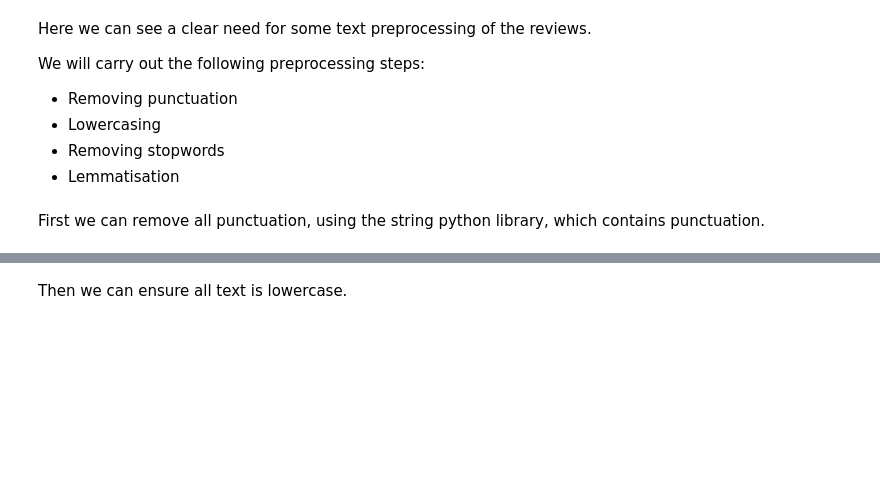
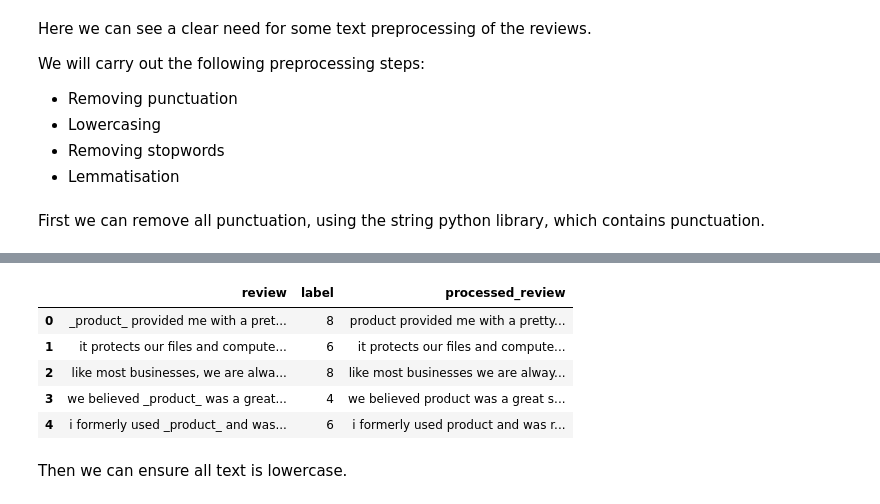
Before and after one commit to SeldonIO/deploy-workshops, a Jupyter notebook: nlp-ratings/nlp-ratings.ipynb, the cells around one changed output, grey strips where cells are left out. Drawn from its saved outputs; the diff is of its cells as text; code cells hidden in the pictures; blank space fills up the shorter version.

```diff
--- a/nlp-ratings/nlp-ratings.ipynb
+++ b/nlp-ratings/nlp-ratings.ipynb
@@ -123,11 +174,20 @@ string.punctuation
+# %%
+df_proc = df.copy()
 # %%
 def remove_punctuation(text):
     punctuationfree = "".join([i for i in text if i not in string.punctuation])
     return punctuationfree
 
 #storing the puntuation free text
-df['processed_review']= df['review'].apply(lambda x:remove_punctuation(x))
-df.head()
+df_proc['processed_review']= df_proc['review'].apply(lambda x:remove_punctuation(x))
+df_proc.head()
+# %% [output]
+|  | review | label | processed_review |
+| 0 | _product_ provided me with a pret... | 8 | product provided me with a pretty... |
+| 1 | it protects our files and compute... | 6 | it protects our files and compute... |
+| 2 | like most businesses, we are alwa... | 8 | like most businesses we are alway... |
+| 3 | we believed _product_ was a great... | 4 | we believed product was a great s... |
+| 4 | i formerly used _product_ and was... | 6 | i formerly used product and was r... |
 # %% [markdown]
 Then we can ensure all text is lowercase.
 # %%
```
Also changed, not shown: parts of 28 cells of this notebook.
